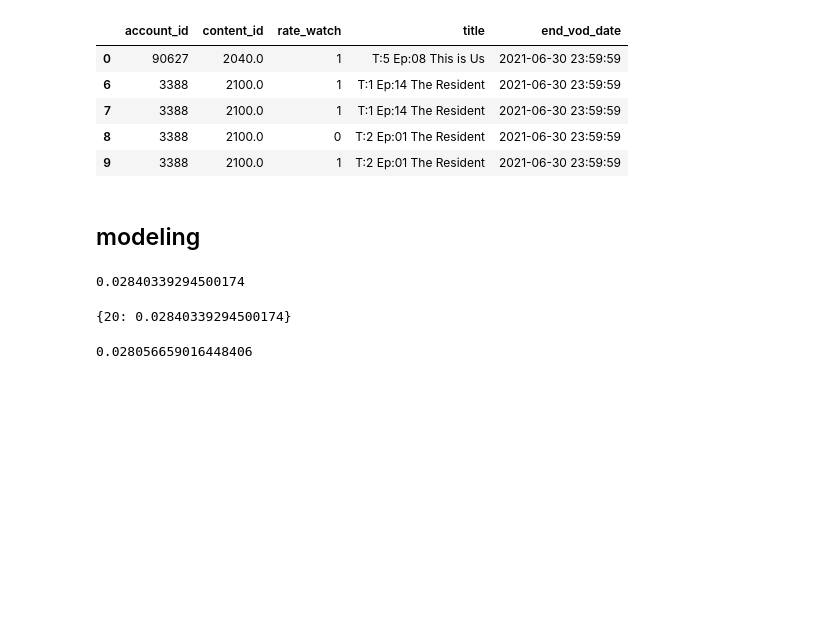
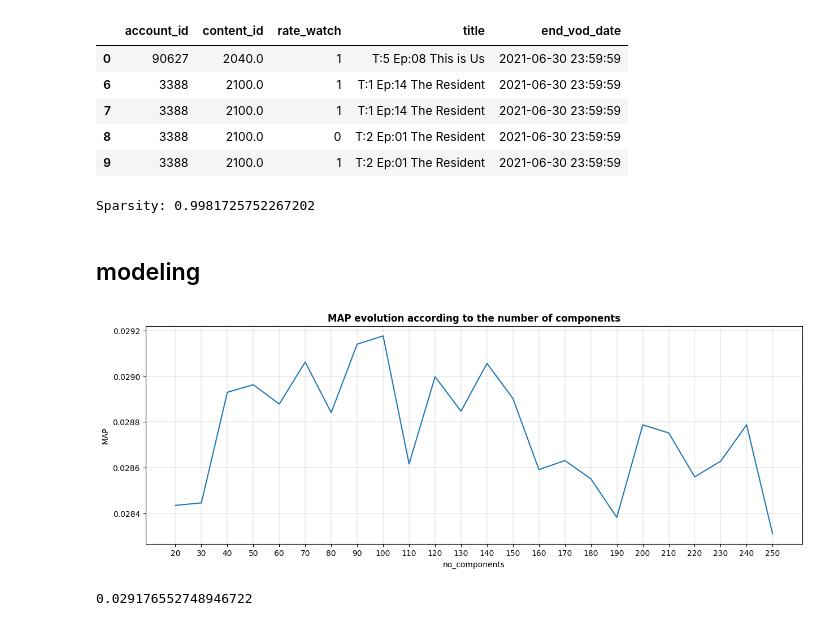
Before and after one commit to ferandmag/ICA_ML_recomendationSystemFLOW, a Jupyter notebook: recomendation_system_flow.ipynb, the cells around one changed output. Cells and saved outputs as stored; diff of their text form; code cells hidden in the pictures; blank space fills up the shorter version.

Commit message:
lightfm map=0.0291

```diff
--- a/recomendation_system_flow.ipynb
+++ b/recomendation_system_flow.ipynb
@@ -339,7 +341,7 @@ train = train.groupby(['account_id', 'content_id'], as_index=False)\
                   })
 
 # in tv programs (Series), the rate will be an average of episodes, so it needs to be converted to 0s and 1s values
-train['rate_watch'] = train['rate_watch'].apply(lambda x: 0 if x < 0.05 else 1)
+train['rate_watch'] = train['rate_watch'].apply(lambda x: 0.05 if x < 0 else 1)
 
 # grouping by 'account_id' and 'content_id' because the recomendations must be by 'content_id' and not 'asset_id'
 test = test.groupby(['account_id', 'content_id'], as_index=False)\
@@ -355,9 +357,11 @@ interactions_matrix = pd.pivot_table(interactions, index='account_id', columns='
 interactions_matrix = interactions_matrix.fillna(0) # fill na interactions_matrix
 interactions_matrix_csr = csr_matrix(interactions_matrix.values) # sparsing interactions_matrix
 
-# # calculate sparsity
-# sparsity = 1.0 - (np.count_nonzero(interactions_matrix) / float(interactions_matrix.size))
-# print(f'Sparsity: {sparsity}') # sparsity is too high!! collaborative filtering may not be a good idea
+# calculate sparsity
+sparsity = 1.0 - (np.count_nonzero(interactions_matrix) / float(interactions_matrix.size))
+print(f'Sparsity: {sparsity}') # sparsity is too high!!
+# %% [output]
+Sparsity: 0.9981725752267202
 # %% [markdown]
 ## modeling
 # %%
@@ -483,9 +487,10 @@ def map(recomendations_df, test,
 # only interaction_matrix model
 learning_rate = 0.03
 seed = 42
-epochs = 25
-components = [20]
-dicci = {}
+epochs = 50
+components = [x for x in range(20, 251, 10)]
+n_recomendations = 20
+MAPs_components = {}
 
 for component in components:
 # model based only in interaction_matrix
@@ -495,13 +500,8 @@ for component in components:
 
     recomendations_df_im = lightfm_reco(model_im, cold_start,
                                 interactions_matrix, interactions_matrix_csr, test,
-                                20, not_available_content=NAC)
+                                n_recomendations, not_available_content=NAC)
 
     MAP_im, df_map_im = map(recomendations_df_im, test)
-    dicci[component] = MAP_im
-    print(MAP_im)
-
-dicci
+    MAPs_components[component] = MAP_im
+    # print(MAP_im)
-# %% [output]
-0.02840339294500174
-{20: 0.02840339294500174}
@@ -509,0 +508,12 @@ dicci
+# %%
+# MAP evolution according to the number of component
+plt.figure(figsize=(15, 5))
+ax = sns.lineplot(MAPs_components)
+plt.xlabel('no_components')
+plt.ylabel('MAP')
+plt.xticks(components)
+plt.grid(linewidth=0.3)
+plt.title('MAP evolution according to the number of components', fontdict={'fontsize': 12,'fontweight':'bold'})
+plt.show()
+# %% [output]
+[figure, added]
@@ -510,5 +531,16 @@ dicci
+# %%
+MAP_im
+# %% [output]
+0.029176552748946722
 # %%
 # model hybrid based in interaction_matrix and assets categories
+test_percentage = 0.2
+no_components = 100
+item_alpha = 0.001
+learning_rate = 0.03
+seed = 42
+epochs = 50
+
 dataset = Dataset()
 dataset.fit(train['account_id'],
             train['content_id'],
@@ -520,14 +552,14 @@ interactions, weights = dataset.build_interactions(train.iloc[:, 0:3].values) #
 
 train_interactions, test_interactions = cross_validation.random_train_test_split(
     interactions,
-    test_percentage=0.2,
-    random_state=np.random.RandomState(42)
+    test_percentage=test_percentage,
+    random_state=seed
     )
 
-model_hybrid = LightFM(loss='warp', no_components=20,
+model_hybrid = LightFM(loss='warp', no_components=no_components,
                  learning_rate=learning_rate,
-                 item_alpha=0.001,
-                 random_state=np.random.RandomState(seed)
+                 item_alpha=item_alpha,
+                 random_state=seed
                 )
 
 model_hybrid.fit(interactions=train_interactions,
@@ -535,19 +567,8 @@ model_hybrid.fit(interactions=train_interactions,
            epochs=epochs
            )
 
+recomendations_df_hybrid = lightfm_reco(model_hybrid, cold_start,
+                            interactions_matrix, interactions_matrix_csr, test,
+                            n_recomendations, not_available_content=NAC)
 
-for component in components:
-    # model based only in interaction_matrix
-    model_hybrid = LightFM(loss='warp', no_components=component, learning_rate=learning_rate,
-                    random_state=seed)
-    model_hybrid = model_hybrid.fit(interactions_matrix_csr, epochs=epochs)
-
-    recomendations_df_hybrid = lightfm_reco(model_hybrid, cold_start,
-                                interactions_matrix, interactions_matrix_csr, test,
-                                20, not_available_content=NAC)
-
-    MAP_hybrid, df_map_hybrid = map(recomendations_df_hybrid, test)
-    dicci[component] = MAP_hybrid
-    print(MAP_hybrid)
+MAP_hybrid, df_map_hybrid = map(recomendations_df_hybrid, test)
-# %% [output]
-0.028056659016448406
```
Also changed, not shown: parts of 11 cells of this notebook.
